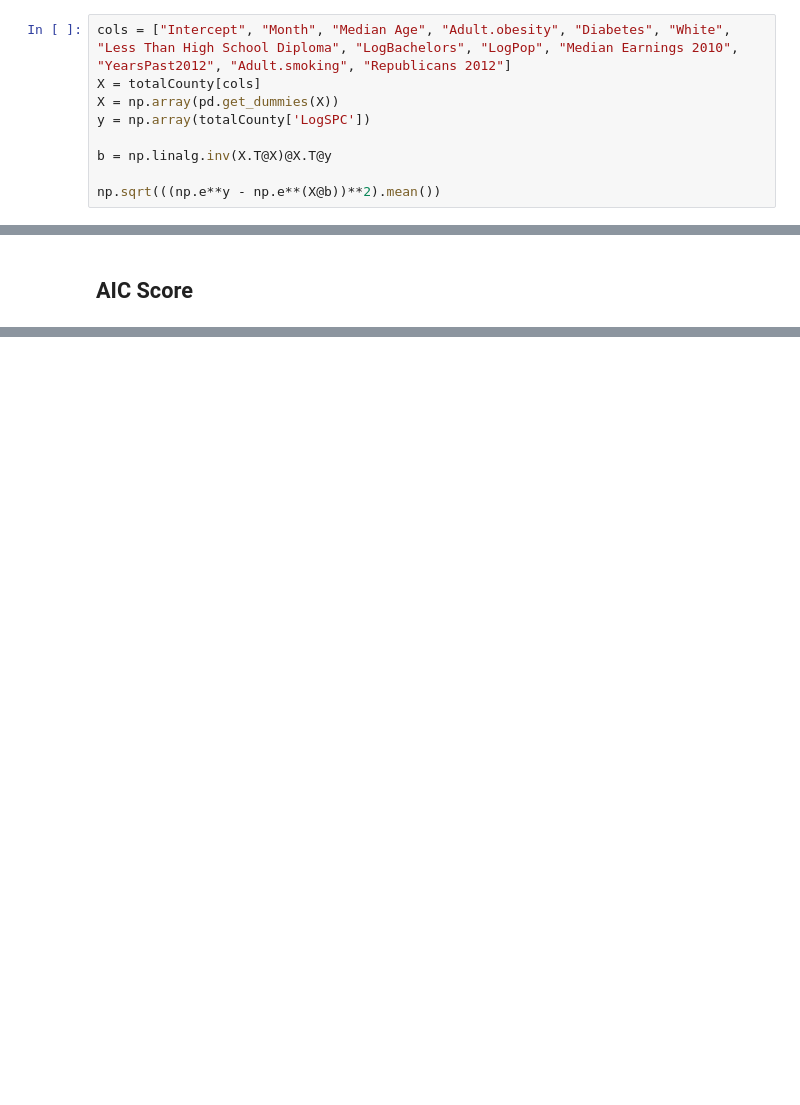
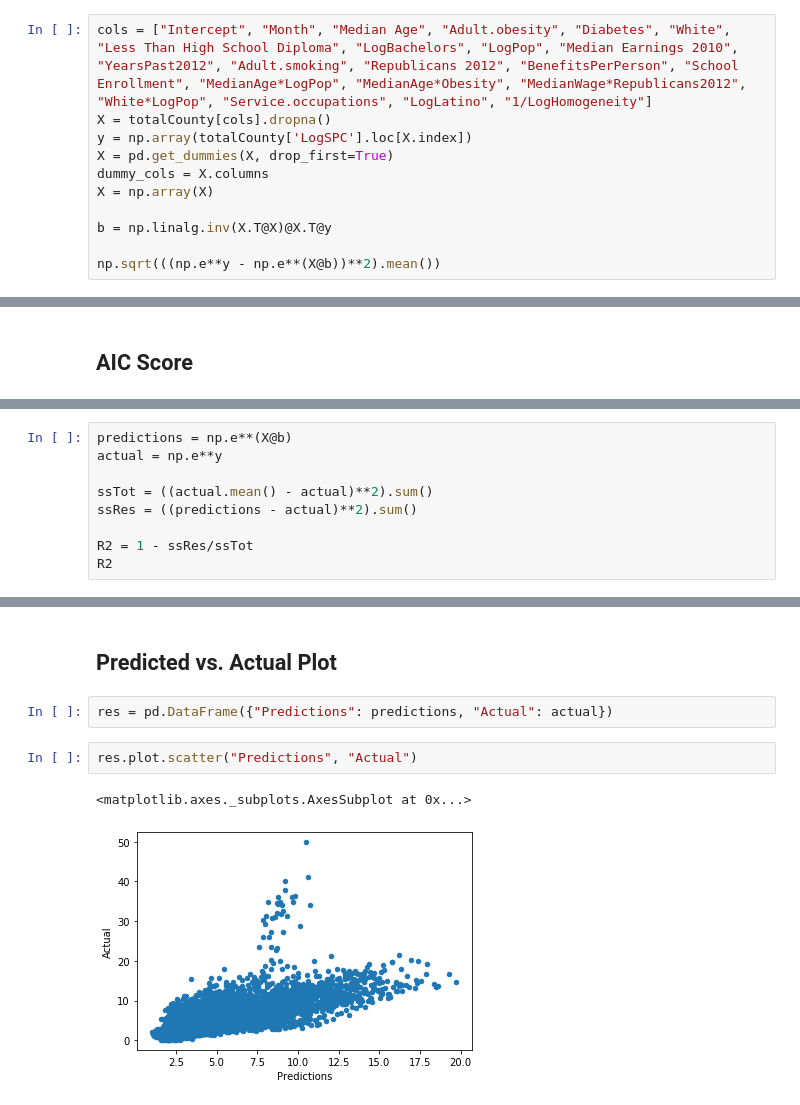
Before and after one commit to ErikC324/Data401-Project1, a Jupyter notebook: Project 1-Erik.ipynb, the cells around one changed output, grey strips where cells are left out. Cells and saved outputs as stored; diff of their text form; blank space fills up the shorter version.

```diff
--- a/Project 1-Erik.ipynb
+++ b/Project 1-Erik.ipynb
@@ -70,10 +89,12 @@ totalCounty["Intercept"] = 1
 # %% [markdown]
 ## Linear Regression
 # %%
-cols = ["Intercept", "Month", "Median Age", "Adult.obesity", "Diabetes", "White", "Less Than High School Diploma", "LogBachelors", "LogPop", "Median Earnings 2010", "YearsPast2012", "Adult.smoking", "Republicans 2012"]
-X = totalCounty[cols]
-X = np.array(pd.get_dummies(X))
-y = np.array(totalCounty['LogSPC'])
+cols = ["Intercept", "Month", "Median Age", "Adult.obesity", "Diabetes", "White", "Less Than High School Diploma", "LogBachelors", "LogPop", "Median Earnings 2010", "YearsPast2012", "Adult.smoking", "Republicans 2012", "BenefitsPerPerson", "School Enrollment", "MedianAge*LogPop", "MedianAge*Obesity", "MedianWage*Republicans2012", "White*LogPop", "Service.occupations", "LogLatino", "1/LogHomogeneity"]
+X = totalCounty[cols].dropna()
+y = np.array(totalCounty['LogSPC'].loc[X.index])
+X = pd.get_dummies(X, drop_first=True)
+dummy_cols = X.columns
+X = np.array(X)
 
 b = np.linalg.inv(X.T@X)@X.T@y
 
@@ -141,0 +168,9 @@ np.mean(aic_scores)
+# %%
+predictions = np.e**(X@b)
+actual = np.e**y
+
+ssTot = ((actual.mean() - actual)**2).sum()
+ssRes = ((predictions - actual)**2).sum()
+
+R2 = 1 - ssRes/ssTot
+R2
@@ -141,0 +199,9 @@ np.mean(aic_scores)
+# %% [markdown]
+## Predicted vs. Actual Plot
+# %%
+res = pd.DataFrame({"Predictions": predictions, "Actual": actual})
+# %%
+res.plot.scatter("Predictions", "Actual")
+# %% [output]
+<matplotlib.axes._subplots.AxesSubplot at 0x...>
+[figure, added]
```
Also changed, not shown: parts of 21 cells of this notebook.
